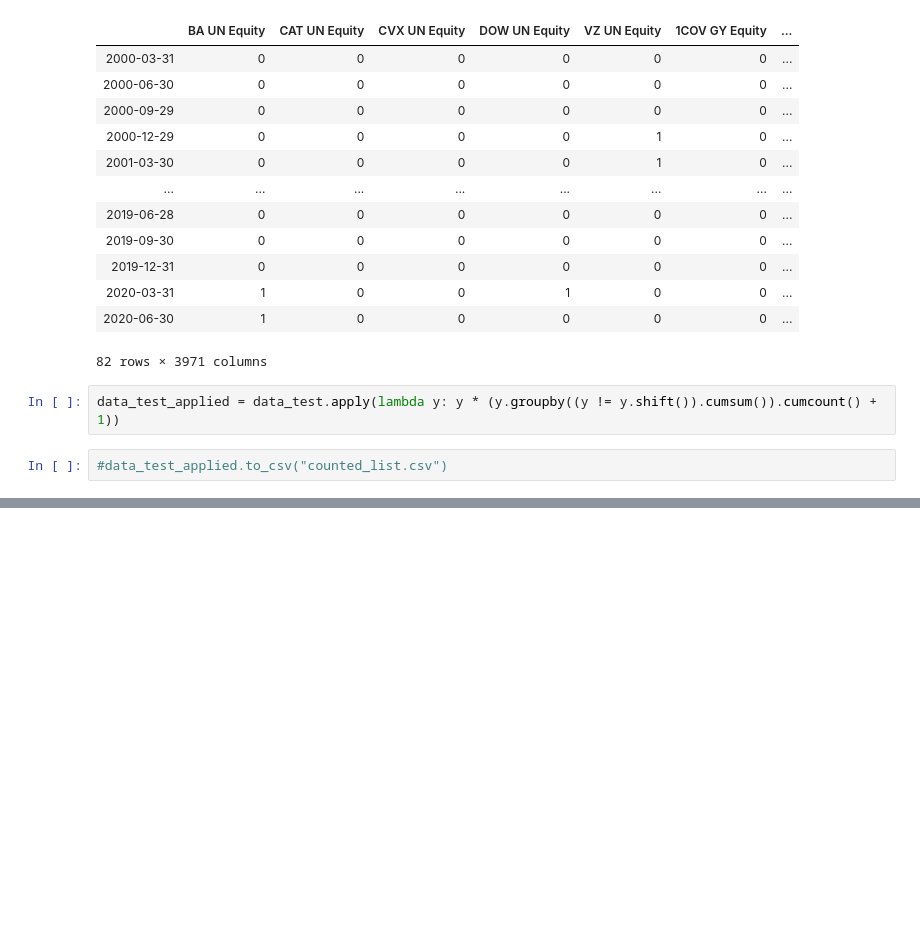
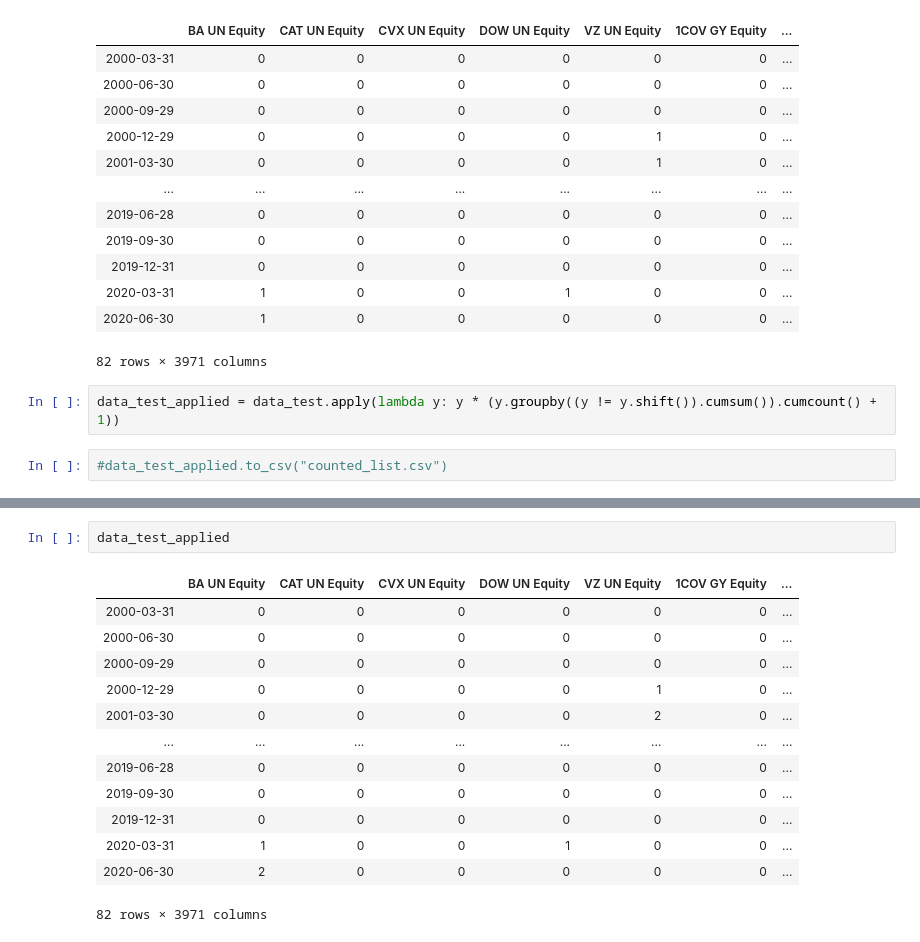
Before and after one commit to dostakin/bloomberg_altman_z_analysis, a Jupyter notebook: great_filter_duygu.ipynb, the cells around one changed output, grey strips where cells are left out. Cells and saved outputs as stored; diff of their text form; blank space fills up the shorter version.

```diff
--- a/great_filter_duygu.ipynb
+++ b/great_filter_duygu.ipynb
@@ -125,0 +119,16 @@ data_falls
+# %%
+data_test_applied
+# %% [output]
+|  | BA UN Equity | CAT UN Equity | CVX UN Equity | DOW UN Equity | VZ UN Equity | 1COV GY Equity | ... |
+| 2000-03-31 | 0 | 0 | 0 | 0 | 0 | 0 | ... |
+| 2000-06-30 | 0 | 0 | 0 | 0 | 0 | 0 | ... |
+| 2000-09-29 | 0 | 0 | 0 | 0 | 0 | 0 | ... |
+| 2000-12-29 | 0 | 0 | 0 | 0 | 1 | 0 | ... |
+| 2001-03-30 | 0 | 0 | 0 | 0 | 2 | 0 | ... |
+| ... | ... | ... | ... | ... | ... | ... | ... |
+| 2019-06-28 | 0 | 0 | 0 | 0 | 0 | 0 | ... |
+| 2019-09-30 | 0 | 0 | 0 | 0 | 0 | 0 | ... |
+| 2019-12-31 | 0 | 0 | 0 | 0 | 0 | 0 | ... |
+| 2020-03-31 | 1 | 0 | 0 | 1 | 0 | 0 | ... |
+| 2020-06-30 | 2 | 0 | 0 | 0 | 0 | 0 | ... |
+82 rows × 3971 columns
```
Also changed, not shown: parts of 4 cells of this notebook.
